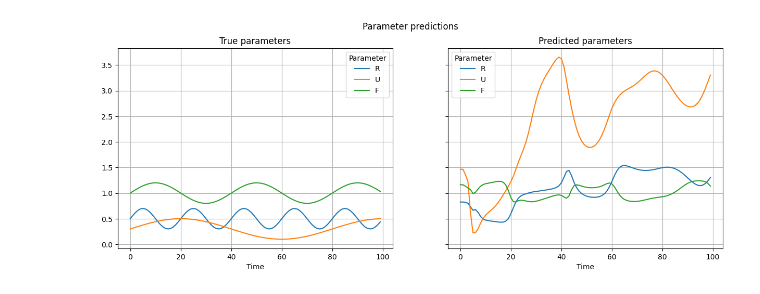
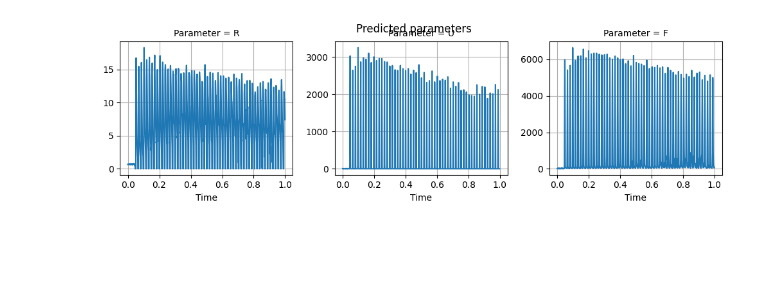
Before and after one commit to ThGaskin/NeuralABM, a Jupyter notebook: Notebooks/Rection_model.ipynb, the cells around one changed output. Cells and saved outputs as stored; diff of their text form; code cells hidden in the pictures; blank space fills up the shorter version.

```diff
--- a/Notebooks/Rection_model.ipynb
+++ b/Notebooks/Rection_model.ipynb
@@ -69,0 +196,23 @@ def generate_X_data(*,
+# %%
+animal = "animal3"
+
+# Recreate the calibrated data
+dt = times.diff().mean()
+print(f"dt: {dt}")
+start, stop = 0, torch.argmin(abs(times-1))
+num_steps = stop-start
+
+# Initial steady state
+init_state = torch.zeros(5)
+init_state[Compartments["V"].value] = ANIMAL_PARAMS[animal]["n_v"]-1
+init_state[Compartments["W_v"].value] = 0
+init_state[Compartments["W_p"].value] = 0
+init_state[Compartments["R"].value] = 1
+init_state[Compartments["p"].value] = 0
+
+# True parameters
+true_params = torch.stack([
+    ANIMAL_PARAMS[animal]["k_R"] * torch.ones(len(times)),
+    k_U(times, **GENERAL_PARAMS["k_U"]),
+    k_F(times, **GENERAL_PARAMS["k_F"], **ANIMAL_PARAMS[animal])
+]).transpose(1, 0)[start:stop]
@@ -101,11 +255,11 @@ for ax in axs:
 # %%
 # Initialise the neural network
 NN = neural_net.NeuralNet(
-    input_size = 10, # Two time series points
+    input_size = 2, # Two time series points
     output_size = 3, # Number of parameters
     num_layers=5,
     nodes_per_layer={"default": 20},
-    activation_funcs={"default": "tanh", "layer_specific": {-1: "softplus"}},
+    activation_funcs={"default": "leakyrelu", "layer_specific": {-1: "softplus"}},
     learning_rate=0.002,
     optimizer='Adam',
     biases={"default": None}
@@ -113,6 +267,9 @@ NN = neural_net.NeuralNet(
 
 # Store the training loss
 loss_ts = []
+# %%
+C_train = currents[animal][start:stop] * 10**8
+g_train = g[start:stop]
 # %%
 # Single training epoch
 def epoch(training_X):
@@ -149,12 +319,11 @@ plt.grid()
 # %%
 # Plot the results
-fig, axs = plt.subplots(ncols=2, figsize=(15, 5), sharex=True, sharey=True)
-xr.DataArray(true_params, dims = ["Time", "Parameter"], coords= {"Time": np.arange(true_params.shape[0]), "Parameter": [e.name for e in Parameters]}).plot(hue="Parameter", ax=axs[0])
-xr.DataArray(NN(torch.hstack([X[:-1], X[1:]])).detach(), dims=["Time", "Parameter"], coords={"Time": np.arange(X.shape[0]-1), "Parameter": [e.name for e in Parameters]}).plot(hue="Parameter", ax=axs[1])
-axs[0].set_title("True parameters")
-axs[1].set_title("Predicted parameters")
-fig.suptitle("Parameter predictions")
-for ax in axs:
+predicted_params = NN(torch.hstack([C_train.reshape(-1, 1)[:-1], C_train.reshape(-1, 1)[1:]])).detach()
+fg = xr.DataArray(predicted_params,
+             dims=["Time", "Parameter"],
+             coords={"Time": times[:stop-1], "Parameter": [e.name for e in Parameters]}).plot(col="Parameter", sharey=False)
+fg.fig.suptitle("Predicted parameters")
+for ax in fg.axs.flatten():
     ax.grid()
 # %% [output]
-[figure, old version]
+[figure, new version]
```
Also changed, not shown: parts of 28 cells of this notebook.
